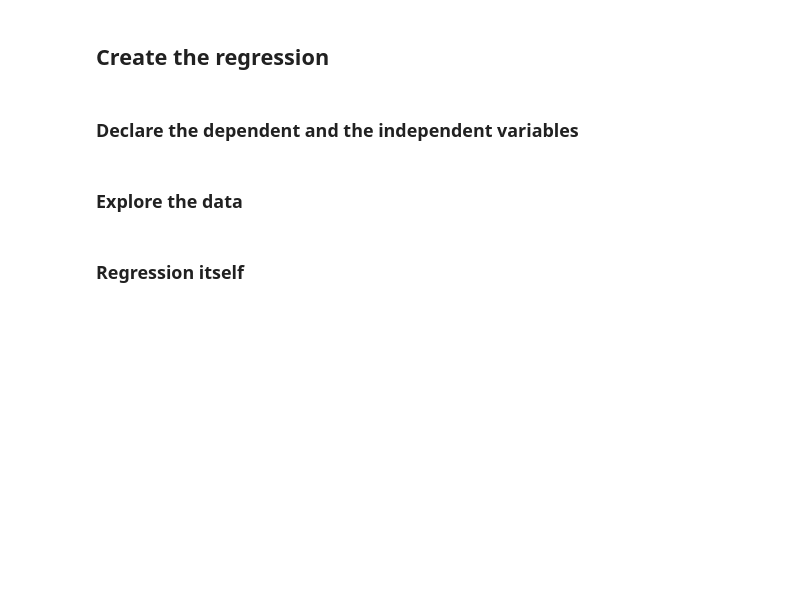
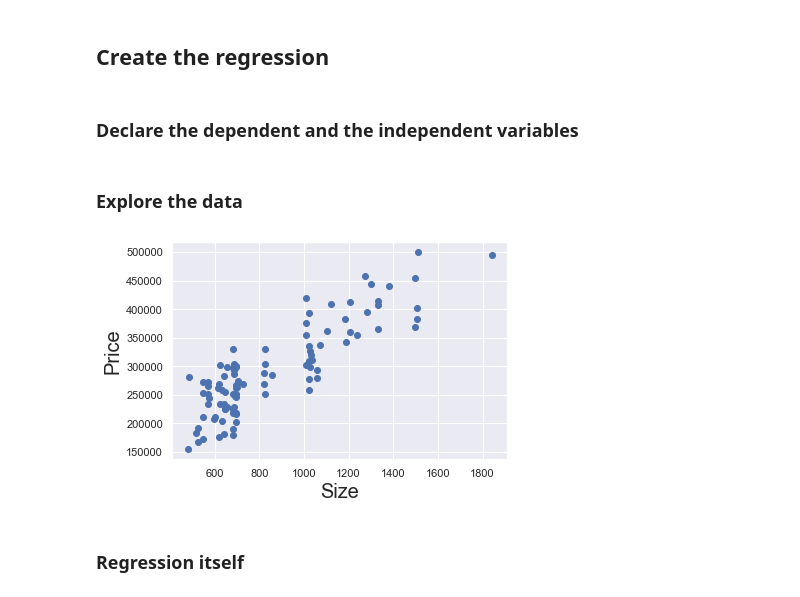
Before and after one commit to kwolf3/365_DS-Machine_Learning_in_Python, a Jupyter notebook: Part 1 - Linear Regression/Exercises/Simple Linear Regression Exercise.ipynb, the cells around one changed output. Cells and saved outputs as stored; diff of their text form; code cells hidden in the pictures; blank space fills up the shorter version.

```diff
--- a/Part 1 - Linear Regression/Exercises/Simple Linear Regression Exercise.ipynb
+++ b/Part 1 - Linear Regression/Exercises/Simple Linear Regression Exercise.ipynb
@@ -26,6 +26,6 @@ sns.set()
 # %% [markdown]
 ## Load the data
 # %%
-data_folder = pathlib.Path.cwd().parent
+data_folder = pathlib.Path.cwd().parent/"Data"
 data_folder
 # %% [output]
@@ -39,7 +64,17 @@ FileNotFoundError: [Errno 2] No such file or directory: '/Users/kerstinwolf/DS P
 ## Create the regression
 # %% [markdown]
 ### Declare the dependent and the independent variables
+# %%
+y = data["price"]
+x1 = data["size"]
 # %% [markdown]
 ### Explore the data
+# %%
+plt.scatter(x1, y)
+plt.xlabel("Size", fontsize = 20)
+plt.ylabel("Price", fontsize = 20)
+plt.show()
+# %% [output]
+[figure, added]
 # %% [markdown]
 ### Regression itself
```
Also changed, not shown: parts of 5 cells of this notebook.
